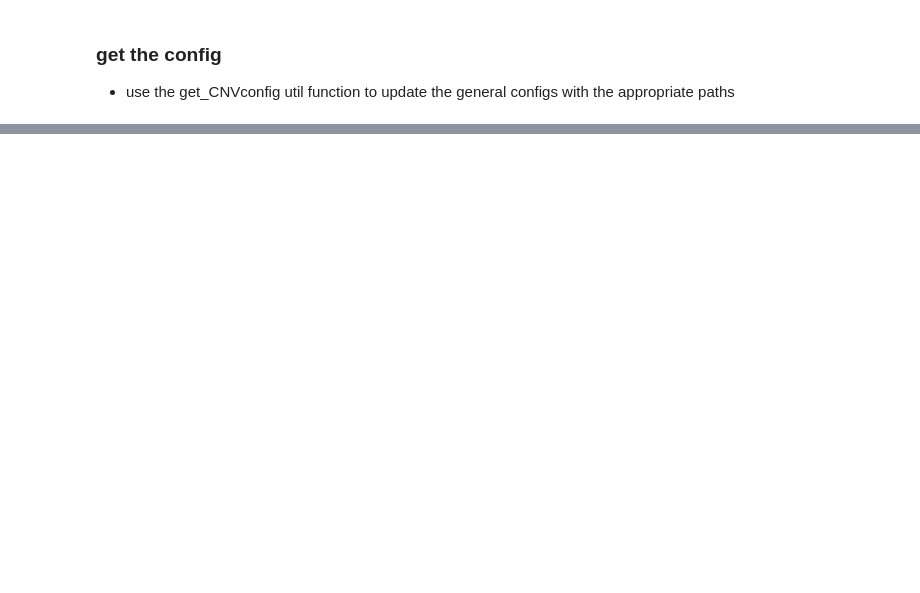
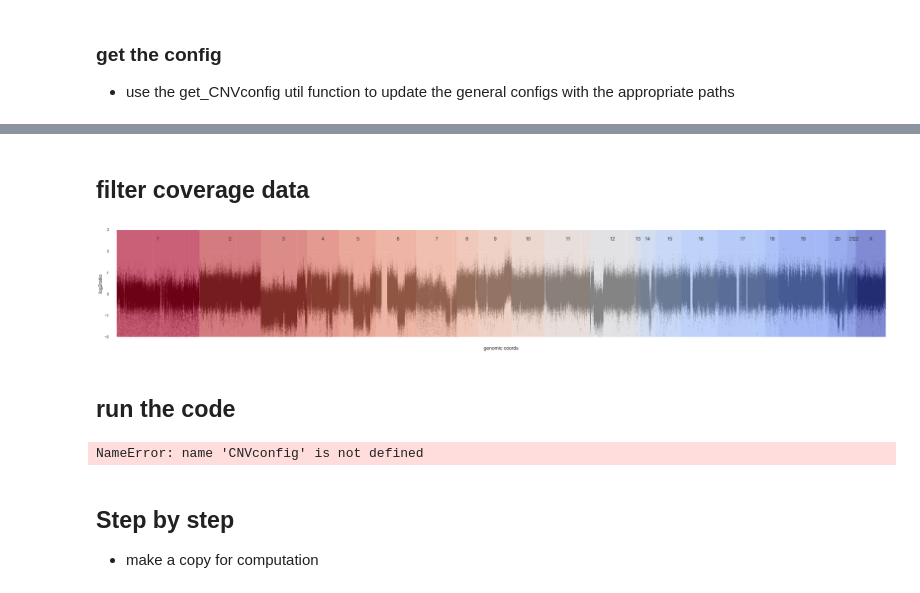
Before and after one commit to Mar111tiN/myCNV, a Jupyter notebook: nb/3_rollingCoverage.ipynb, the cells around one changed output, grey strips where cells are left out. Drawn from its saved outputs; the diff is of its cells as text; code cells hidden in the pictures; blank space fills up the shorter version.

```diff
--- a/nb/3_rollingCoverage.ipynb
+++ b/nb/3_rollingCoverage.ipynb
@@ -695,0 +100,78 @@ rolling_cov_df
+# %% [markdown]
+## filter coverage data
+# %%
+CNVconfig = get_CNVconfig(
+    "../config/config_CNV.yaml",
+    local_config=path_config)
+
+cov_df = filter_cov(cov_rawdf, config=CNVconfig)
+
+fig, ax, _, chrom_df = plot_cov(cov_df, plots=[log2], chroms='all', region='', **fig_params)
+# %% [output]
+[figure, added]
+# %% [markdown]
+## run the code
+# %%
+from rollingCov import rolling_coverage
+roll_df = rolling_coverage(cov_df, config=CNVconfig)
+
+log2mean = dict(
+        title='rollinglog2ratio',
+        plot_type='line',   # ['line', 'ascatter']
+        data='log2ratio2_mean',
+        plot_args=dict(
+            linewidth=1,
+            color='yellow',
+            alpha=.7
+        )
+    )
+
+llh = dict(
+        title='llh',
+        plot_type='line',   # ['line', 'scatter']
+        data='covLLH2_sum',
+        plot_args=dict(
+            linewidth=1,
+            color='blue',
+            alpha=.7
+        )
+    )
+
+llhdiff = dict(
+        title='llh',
+        plot_type='line',   # ['line', 'scatter']
+        data='covLLH2_sumDiff',
+        plot_args=dict(
+            linewidth=1,
+            color='green',
+            alpha=.7
+        )
+    )
+
+log2L = dict(
+        title='rollinglog2ratio',
+        plot_type='line',   # ['line', 'scatter']
+        data='log2ratio2_meanL',
+        plot_args=dict(
+            linewidth=1,
+            color='white',
+            alpha=.7
+        ))
+
+log2R = dict(
+        title='rollinglog2ratio',
+        plot_type='line',   # ['line', 'scatter']
+        data='log2ratio2_meanR',
+        plot_args=dict(
+            linewidth=1,
+            color='black',
+            alpha=.7
+        ))
+r1 = 'chr20:47Mb-57Mb'
+r2 = 'chr4:110Mb-140Mb'
+fig, _, _, _ = plot_cov(roll_df, plots=[log2,log2mean, llh, llhdiff], chroms='all', region=r1, **fig_params)
+# %% [output]
+NameError: name 'CNVconfig' is not defined
+# %% [markdown]
+## Step by step
++ make a copy for computation
```
Also changed, not shown: parts of 64 cells of this notebook, 8 other files.
